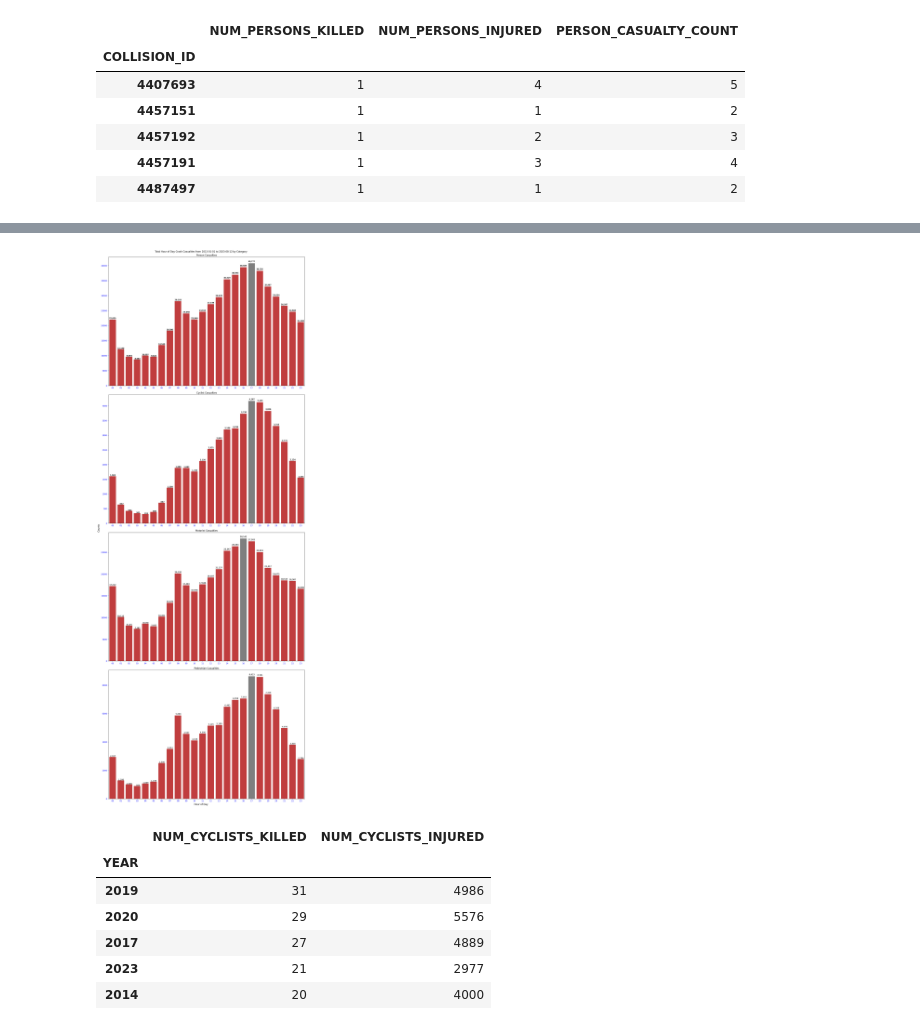
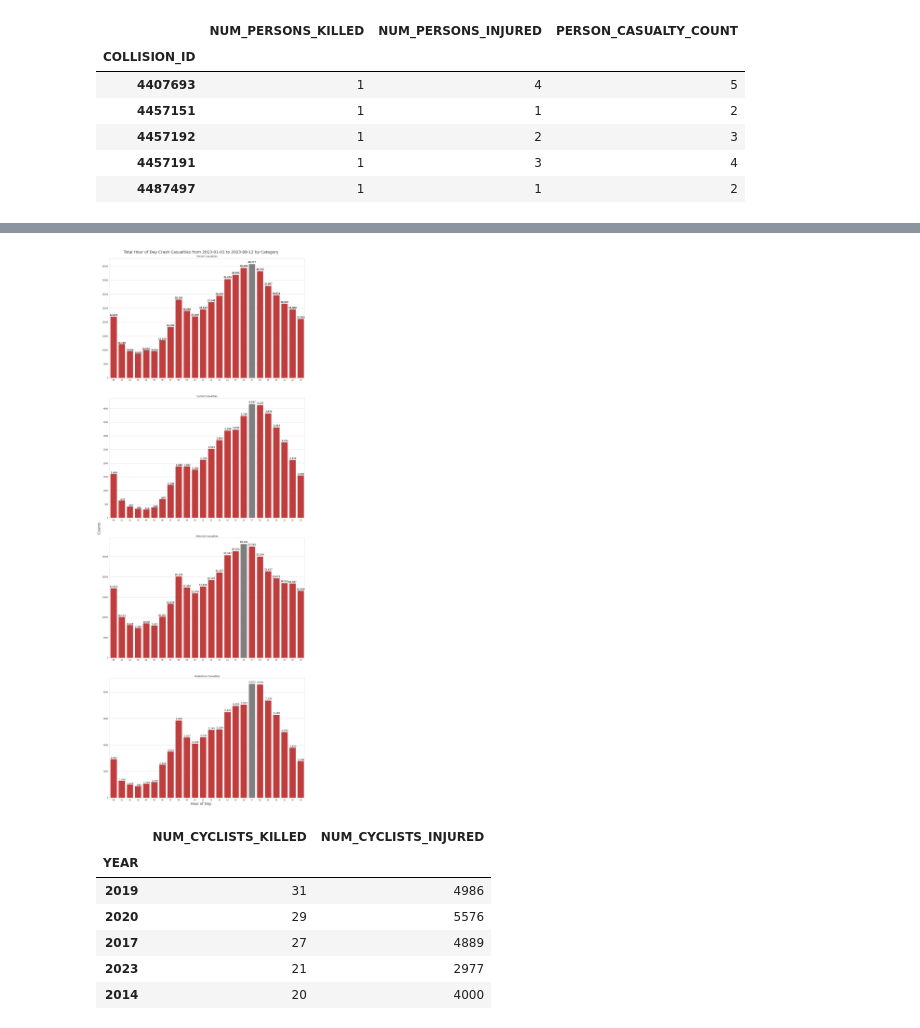
Before and after one commit to aibistin/crash_stats, a Jupyter notebook: crash_time_period_stats.ipynb, the cells around one changed output, grey strips where cells are left out. Cells and saved outputs as stored; diff of their text form; code cells hidden in the pictures.

```diff
--- a/crash_time_period_stats.ipynb
+++ b/crash_time_period_stats.ipynb
@@ -671,19 +607,28 @@ def create_bar_plots_for_victim_data(sns, axes, order_list, col_ct, crash_victim
+# %%
+'''
+Set some global chart variables
+'''
+title_fontsize = 20
+label_fontsize = 18
+# For spacing between charts on one grid
+gridspec_kw = {'wspace': 0.1, 'hspace': 0.1}
+
+sns.set_style("whitegrid")
 # %%
 ''' Plot charts for crash casualties based on the Year'''
 
-title_fontsize = 18
-label_fontsize = 14
-
+col_ct = 1
 #  Create the outer figure box
-fig, axes = plt.subplots(4, 1, figsize=(15, 40), layout="constrained")
+fig, axes = plt.subplots(4, col_ct, figsize=(
+    15, 40), layout="constrained", gridspec_kw=gridspec_kw)
 fig.suptitle("Total Yearly Crash Casualties from {0} to {1} by Category".format(
     start_date, end_date), fontsize=title_fontsize)
 fig.supxlabel("Year", fontsize=label_fontsize)
 fig.supylabel("Counts", fontsize=label_fontsize)
-col_ct = 1
+
 
 crash_casualty_data = create_grouped_casualty_data_by_category(
     victim_categories, 'year')
 create_bar_plots_for_casualty_data(
-    sns, axes, year_order, col_ct, crash_casualty_data)
+    sns, axes, year_order, crash_casualty_data)
 # %% [output]
@@ -745,29 +685,24 @@ create_bar_plots_for_casualty_data(
 # %%
 ''' Plot charts for crash casualties based on the Hour of Day'''
 
 #  Create the outer figure box
 col_ct = 1
-fig, axes = plt.subplots(4, col_ct, figsize=(15, 40), layout="constrained")
+fig, axes = plt.subplots(4, col_ct, figsize=(
+    15, 40), layout="constrained", gridspec_kw=gridspec_kw)
+
 fig.suptitle("Total Hour of Day Crash Casualties from {0} to {1} by Category".format(
-    start_date, end_date))
-fig.supxlabel("Hour of Day")
-fig.supylabel("Counts")
-
-'''
-crash_victims_data = create_grouped_victim_data_by_category(victim_categories)
-#  Create the inner charts
-create_bar_plots_for_victim_data(
-    sns, axes, hour_order, col_ct, crash_victims_data)
-'''
+    start_date, end_date), fontsize=title_fontsize)
+fig.supxlabel("Hour of Day", fontsize=label_fontsize)
+fig.supylabel("Counts", fontsize=label_fontsize)
 
 crash_casualty_data = create_grouped_casualty_data_by_category(
-    victim_categories, 'hour')
+    victim_categories, 'hour', hour_order)
 
 #  Create the inner charts
 create_bar_plots_for_casualty_data(
-    sns, axes, hour_order, col_ct, crash_casualty_data)
+    sns, axes, hour_order, crash_casualty_data)
 # %% [output]
-[figure, old version]
+[figure, new version]
 # %%
 crash.groupby(by=['YEAR']).agg({'NUM_CYCLISTS_KILLED': 'sum', 'NUM_CYCLISTS_INJURED': 'sum'}).sort_values(
     by=['NUM_CYCLISTS_KILLED', 'NUM_CYCLISTS_INJURED'], ascending=False)
```
Also changed, not shown: parts of 17 cells of this notebook, 24 other files.
